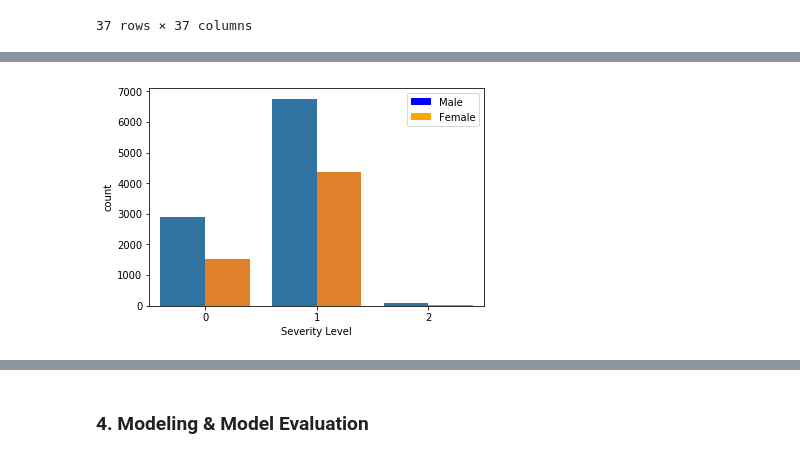
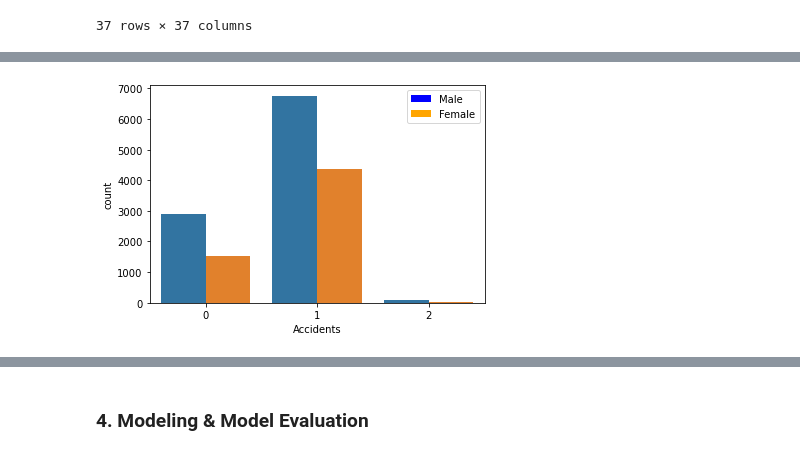
Before and after one commit to jboschan/Coursera_Capstone, a Jupyter notebook: Final Project Notebook: Accident Severity by Age.ipynb, the cells around one changed output, grey strips where cells are left out. Cells and saved outputs as stored; diff of their text form; code cells hidden in the pictures.

```diff
--- a/Final Project Notebook: Accident Severity by Age.ipynb
+++ b/Final Project Notebook: Accident Severity by Age.ipynb
@@ -625,22 +624,22 @@ fig.suptitle("Sex vs. Max Severity Level");
 # %%
 # Sex vs. Severity Level
 g, ax = plt.subplots()
 
-sns.catplot("SEVERITY_LEVEL", hue="SEX", data=df, kind="count", ax=ax)
+sns.countplot(data=df, x="SEVERITY_LEVEL", hue="SEX", ax=ax)
 
 plt.close(2) # catplot creates an extra figure we don't need
 
-ax.set_xlabel("Severity Level")
+ax.set_xlabel("Accidents")
 
 color_patches = [
     Patch(facecolor="blue", label="Male"),
     Patch(facecolor="orange", label="Female")
 ]
 ax.legend(handles=color_patches)
 
 fig.suptitle("Sex vs. Severity Level");
 # %% [output]
-[figure, old version]
+[figure, new version]
 # %%
 # scatterplot, Sex vs Age vs severity Code
 fig, ax = plt.subplots(figsize=(10, 5))
```
Also changed, not shown: parts of 52 cells of this notebook.
